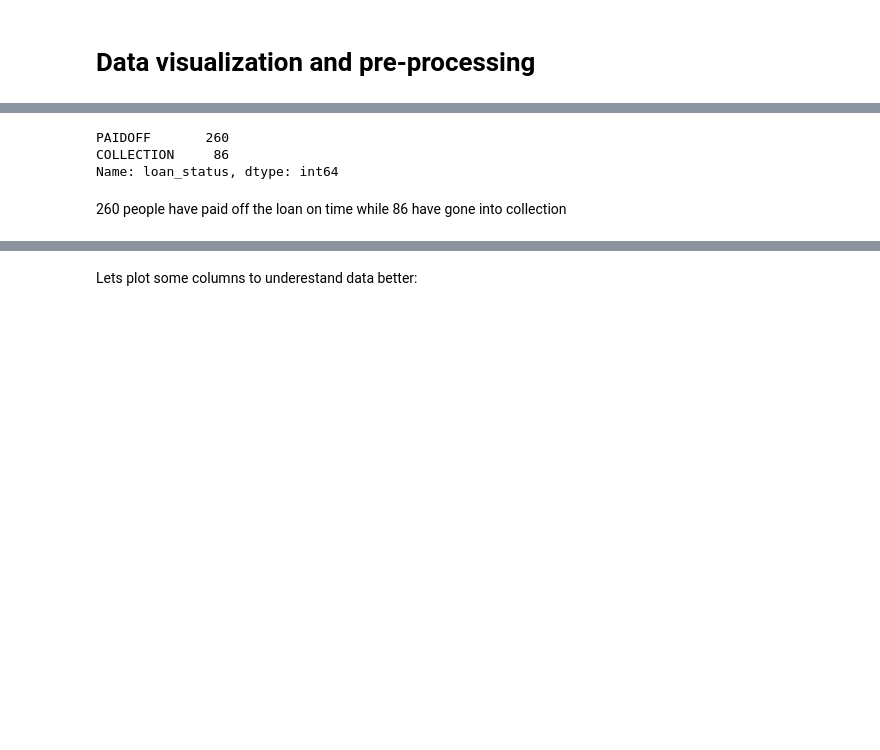
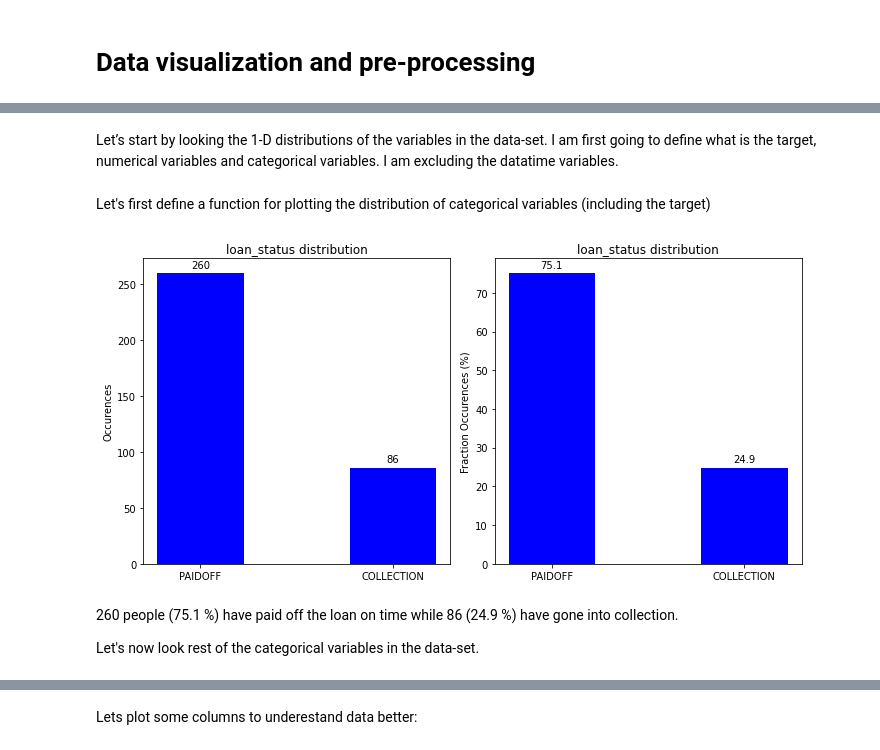
Before and after one commit to lualeperez/coursera-final-project-machine-learning-with-python, a Jupyter notebook: ML0101EN-Proj-Loan-py-v1.ipynb, the cells around one changed output, grey strips where cells are left out. Drawn from its saved outputs; the diff is of its cells as text; code cells hidden in the pictures; blank space fills up the shorter version.

```diff
--- a/ML0101EN-Proj-Loan-py-v1.ipynb
+++ b/ML0101EN-Proj-Loan-py-v1.ipynb
@@ -111,6 +112,11 @@ Let’s see how many of each class is in our data set
-# %%
-df['loan_status'].value_counts()
-# %% [output]
-PAIDOFF       260
-COLLECTION     86
-Name: loan_status, dtype: int64
+# %% [markdown]
+Let’s start by looking the 1-D distributions of the variables in the data-set.
+I am first going to define what is the target, numerical variables and categorical variables.
+I am excluding the datatime variables.
+# %%
+# Definition of target, numeric and categorical variables
+target   = "loan_status"
+num_vars = ["Principal","age"]
+cat_vars = ["terms","education","Gender"]
+# %% [markdown]
+Let's first define a function for plotting the distribution of categorical variables (including the target)
@@ -117,2 +175,12 @@ Name: loan_status, dtype: int64
+# %%
+# Loot at the target
+target_counts = df[target].value_counts()
+cat_vars_dist_plot(var_counts = target_counts,
+                   figsize    = (10,5),
+                   wi         = 0.45)
+# %% [output]
+[figure, added]
 # %% [markdown]
-260 people have paid off the loan on time while 86 have gone into collection
+260 people (75.1 %) have paid off the loan on time while 86 (24.9 %) have gone into collection.
+
+Let's now look rest of the categorical variables in the data-set.
```
Also changed, not shown: parts of 60 cells of this notebook.
